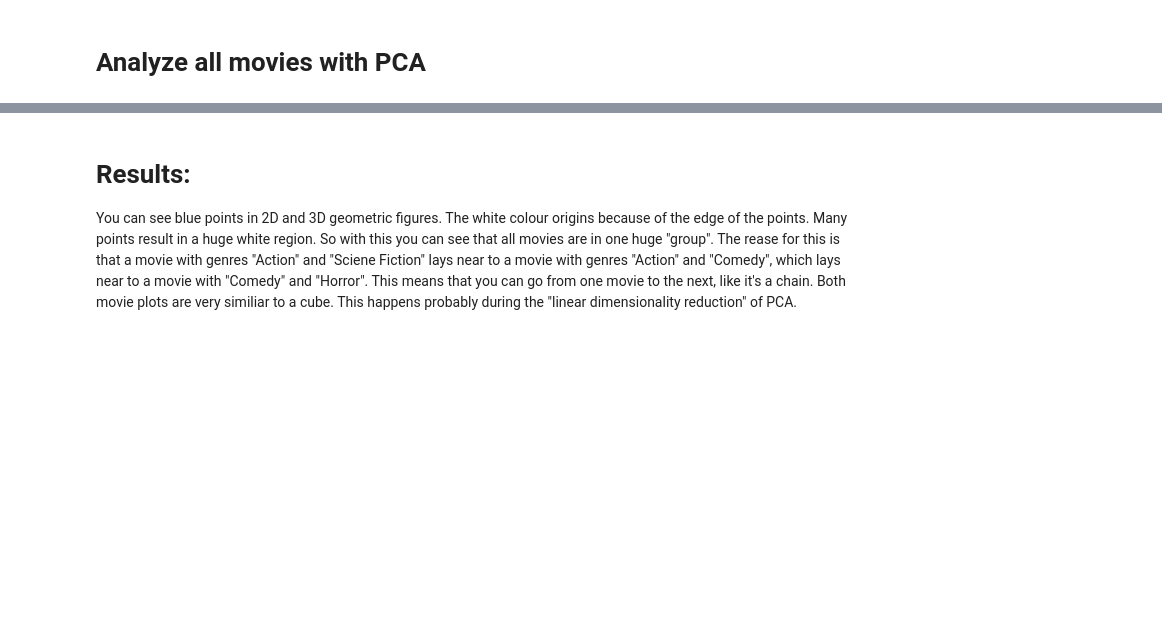
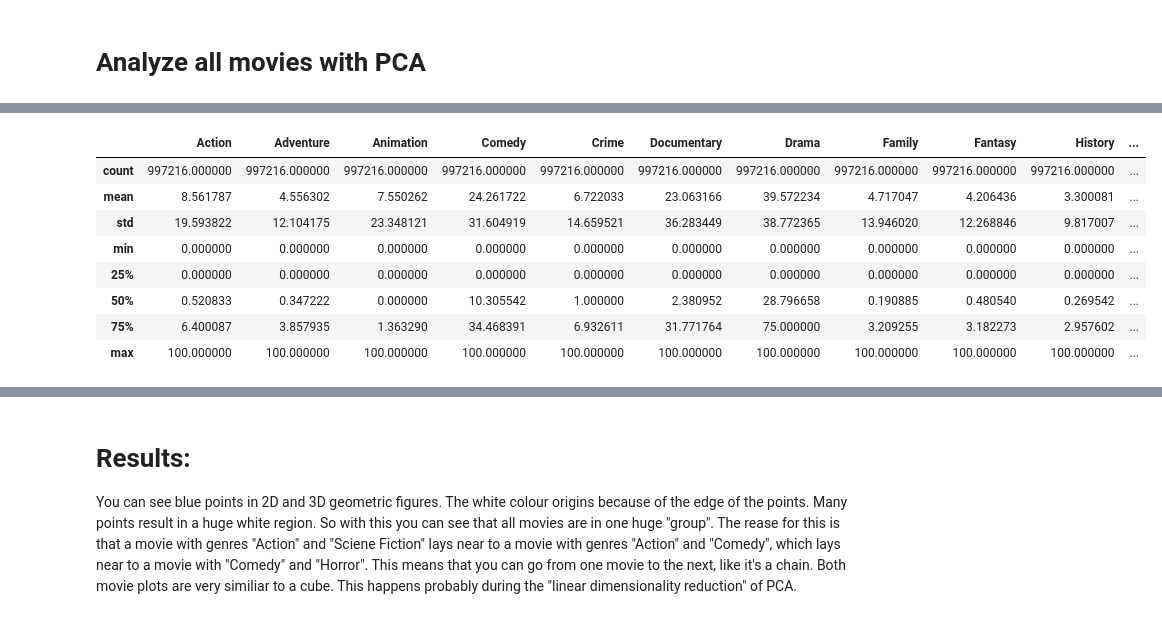
Before and after one commit to Padinator/Watch-Tip, a Jupyter notebook: model/data_visualization.ipynb, the cells around one changed output, grey strips where cells are left out. Cells and saved outputs as stored; diff of their text form; code cells hidden in the pictures; blank space fills up the shorter version.

```diff
--- a/model/data_visualization.ipynb
+++ b/model/data_visualization.ipynb
@@ -317,3 +365,16 @@ df_all_movies_real_genres
+# %%
+# Output a summary of all data
+df_all_movies_real_genres.describe()
+# %% [output]
+|  | Action | Adventure | Animation | Comedy | Crime | Documentary | Drama | Family | Fantasy | History | ... |
+| count | 997216.000000 | 997216.000000 | 997216.000000 | 997216.000000 | 997216.000000 | 997216.000000 | 997216.000000 | 997216.000000 | 997216.000000 | 997216.000000 | ... |
+| mean | 8.561787 | 4.556302 | 7.550262 | 24.261722 | 6.722033 | 23.063166 | 39.572234 | 4.717047 | 4.206436 | 3.300081 | ... |
+| std | 19.593822 | 12.104175 | 23.348121 | 31.604919 | 14.659521 | 36.283449 | 38.772365 | 13.946020 | 12.268846 | 9.817007 | ... |
+| min | 0.000000 | 0.000000 | 0.000000 | 0.000000 | 0.000000 | 0.000000 | 0.000000 | 0.000000 | 0.000000 | 0.000000 | ... |
+| 25% | 0.000000 | 0.000000 | 0.000000 | 0.000000 | 0.000000 | 0.000000 | 0.000000 | 0.000000 | 0.000000 | 0.000000 | ... |
+| 50% | 0.520833 | 0.347222 | 0.000000 | 10.305542 | 1.000000 | 2.380952 | 28.796658 | 0.190885 | 0.480540 | 0.269542 | ... |
+| 75% | 6.400087 | 3.857935 | 1.363290 | 34.468391 | 6.932611 | 31.771764 | 75.000000 | 3.209255 | 3.182273 | 2.957602 | ... |
+| max | 100.000000 | 100.000000 | 100.000000 | 100.000000 | 100.000000 | 100.000000 | 100.000000 | 100.000000 | 100.000000 | 100.000000 | ... |
 # %%
 # Do a 2D plot
 plotprincipalcomponents_with_PCA(2, df_all_movies_real_genres, point_size=30)
```
Also changed, not shown: parts of 11 cells of this notebook.
